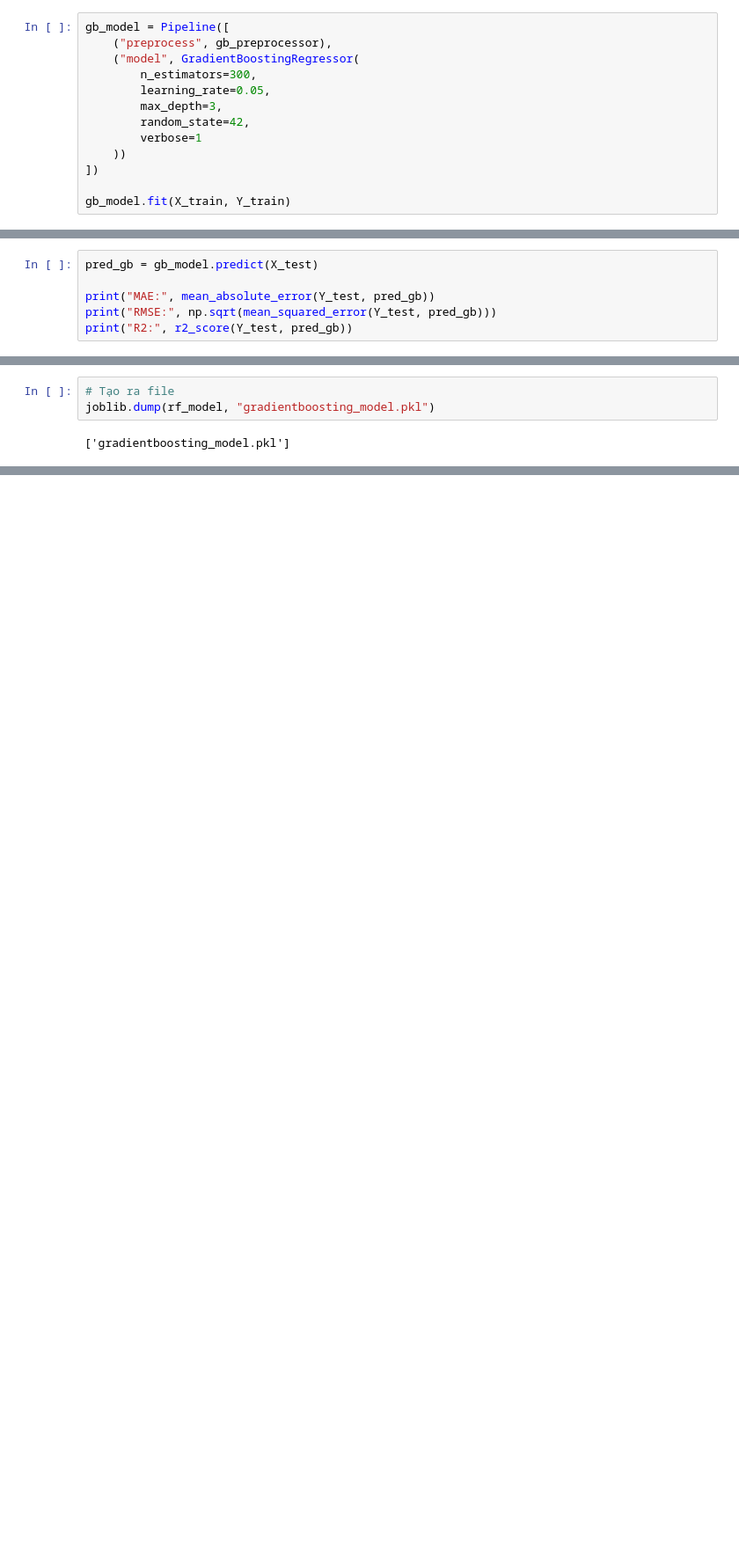
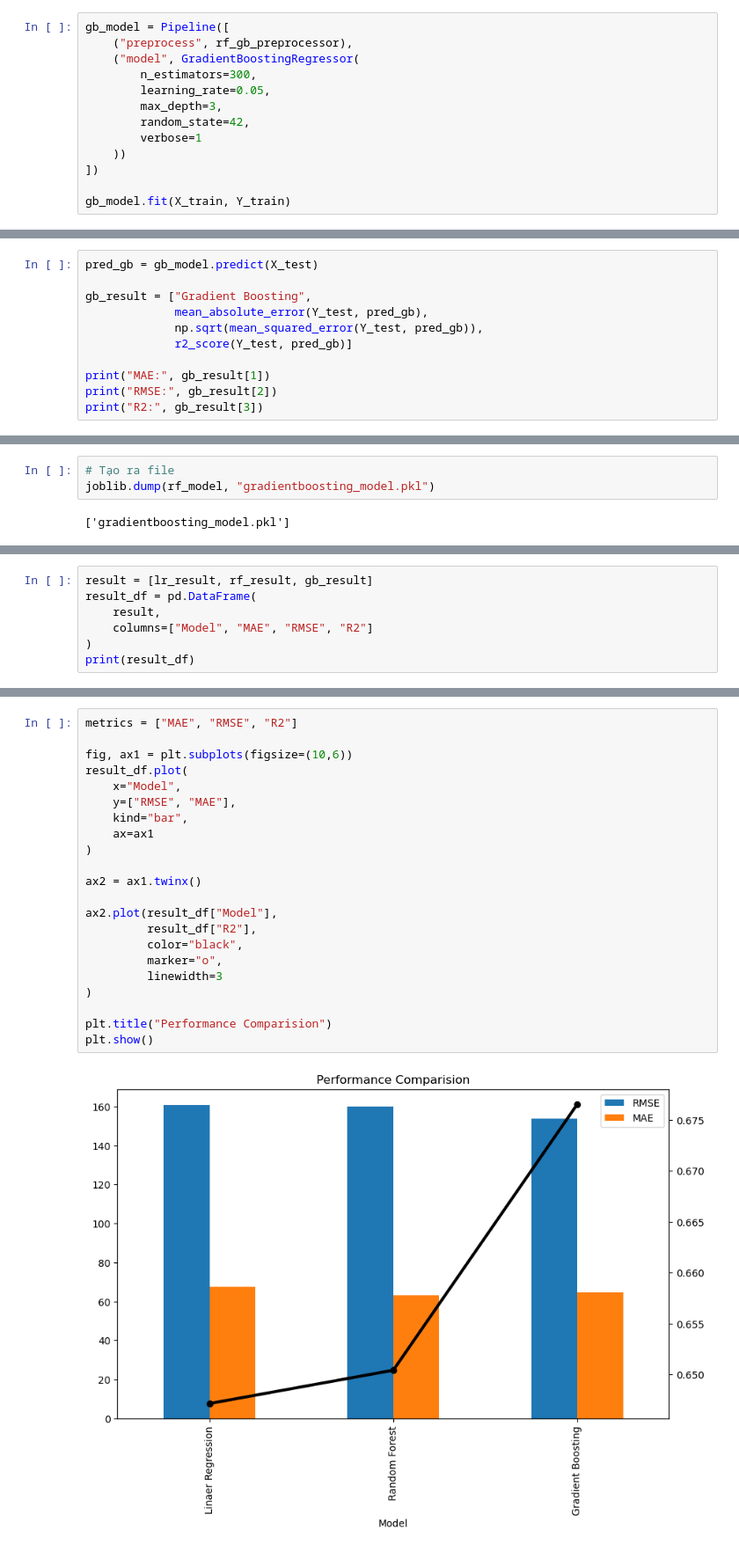
Before and after one commit to ZanissNguyen/Bus-Status-Analysis-Prediction, a Jupyter notebook: notebook/model.ipynb, the cells around one changed output, grey strips where cells are left out. Shown at 88% size. Drawn from its saved outputs; the diff is of its cells as text; blank space fills up the shorter version.

Commit message:
Model Comparation and some comments.

```diff
--- a/notebook/model.ipynb
+++ b/notebook/model.ipynb
@@ -217,6 +250,6 @@ joblib.dump(rf_model, "randomforest_model.pkl")
 # %%
 gb_model = Pipeline([
-    ("preprocess", gb_preprocessor),
+    ("preprocess", rf_gb_preprocessor),
     ("model", GradientBoostingRegressor(
         n_estimators=300,
         learning_rate=0.05,
@@ -260,7 +293,12 @@ Pipeline(steps=[('preprocess',
 # %%
 pred_gb = gb_model.predict(X_test)
 
-print("MAE:", mean_absolute_error(Y_test, pred_gb))
-print("RMSE:", np.sqrt(mean_squared_error(Y_test, pred_gb)))
-print("R2:", r2_score(Y_test, pred_gb))
+gb_result = ["Gradient Boosting",
+             mean_absolute_error(Y_test, pred_gb),
+             np.sqrt(mean_squared_error(Y_test, pred_gb)),
+             r2_score(Y_test, pred_gb)]
+
+print("MAE:", gb_result[1])
+print("RMSE:", gb_result[2])
+print("R2:", gb_result[3])
 # %% [output]
@@ -274,0 +320,7 @@ joblib.dump(rf_model, "gradientboosting_model.pkl")
+# %%
+result = [lr_result, rf_result, gb_result]
+result_df = pd.DataFrame(
+    result,
+    columns=["Model", "MAE", "RMSE", "R2"]
+)
+print(result_df)
@@ -274,0 +334,24 @@ joblib.dump(rf_model, "gradientboosting_model.pkl")
+# %%
+metrics = ["MAE", "RMSE", "R2"]
+
+fig, ax1 = plt.subplots(figsize=(10,6))
+result_df.plot(
+    x="Model",
+    y=["RMSE", "MAE"],
+    kind="bar",
+    ax=ax1
+)
+
+ax2 = ax1.twinx()
+
+ax2.plot(result_df["Model"],
+         result_df["R2"],
+         color="black",
+         marker="o",
+         linewidth=3
+)
+
+plt.title("Performance Comparision")
+plt.show()
+# %% [output]
+[figure, added]
```
Also changed, not shown: parts of 22 cells of this notebook.
